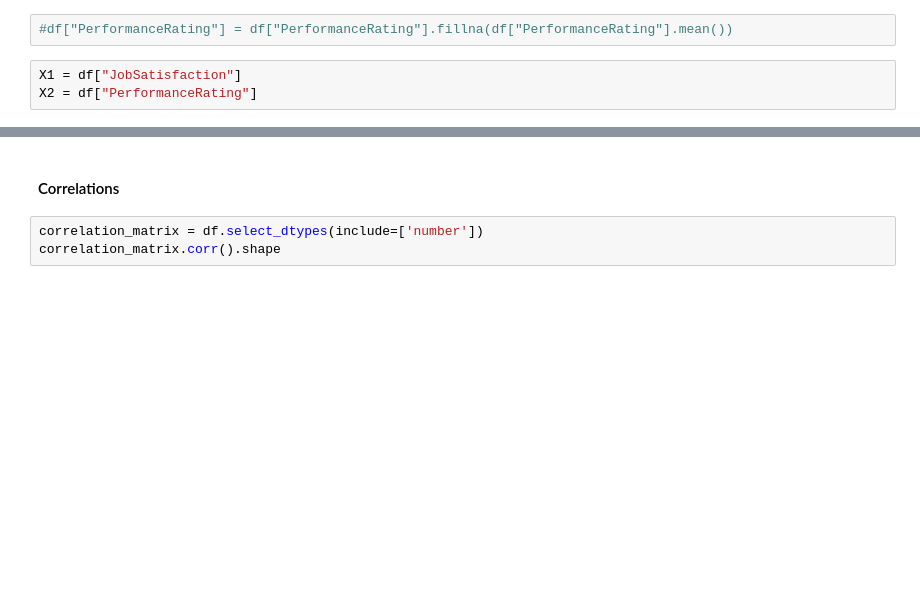
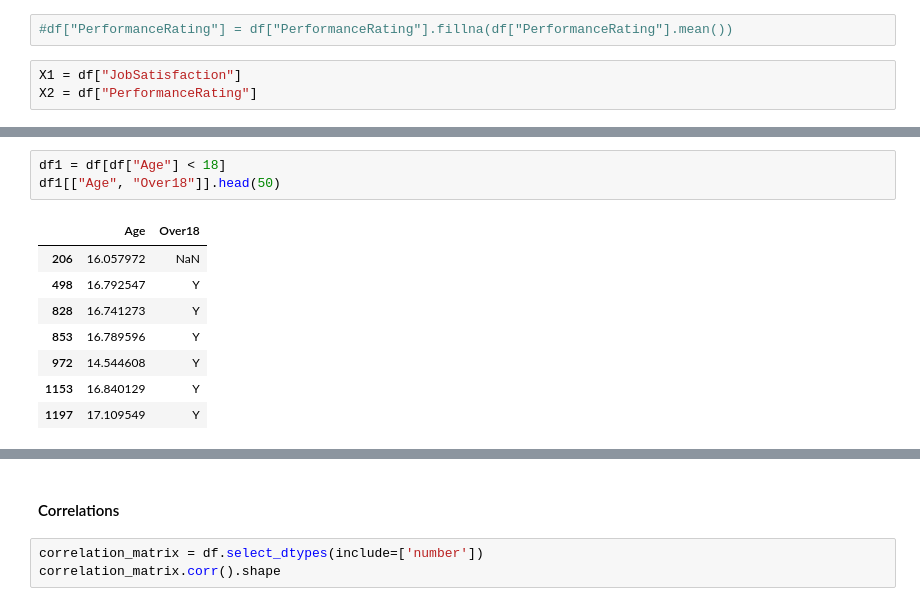
Before and after one commit to Lughaidh-w/Integrated_CA, a Jupyter notebook: Integrated CA2.ipynb, the cells around one changed output, grey strips where cells are left out. Cells and saved outputs as stored; diff of their text form; blank space fills up the shorter version.

```diff
--- a/Integrated CA2.ipynb
+++ b/Integrated CA2.ipynb
@@ -349,0 +407,12 @@ R-squared (R2): -0.019461074784556942
+# %%
+df1 = df[df["Age"] < 18]
+df1[["Age", "Over18"]].head(50)
+# %% [output]
+|  | Age | Over18 |
+| 206 | 16.057972 | NaN |
+| 498 | 16.792547 | Y |
+| 828 | 16.741273 | Y |
+| 853 | 16.789596 | Y |
+| 972 | 14.544608 | Y |
+| 1153 | 16.840129 | Y |
+| 1197 | 17.109549 | Y |
```
Also changed, not shown: parts of 36 cells of this notebook, 3 other files.
